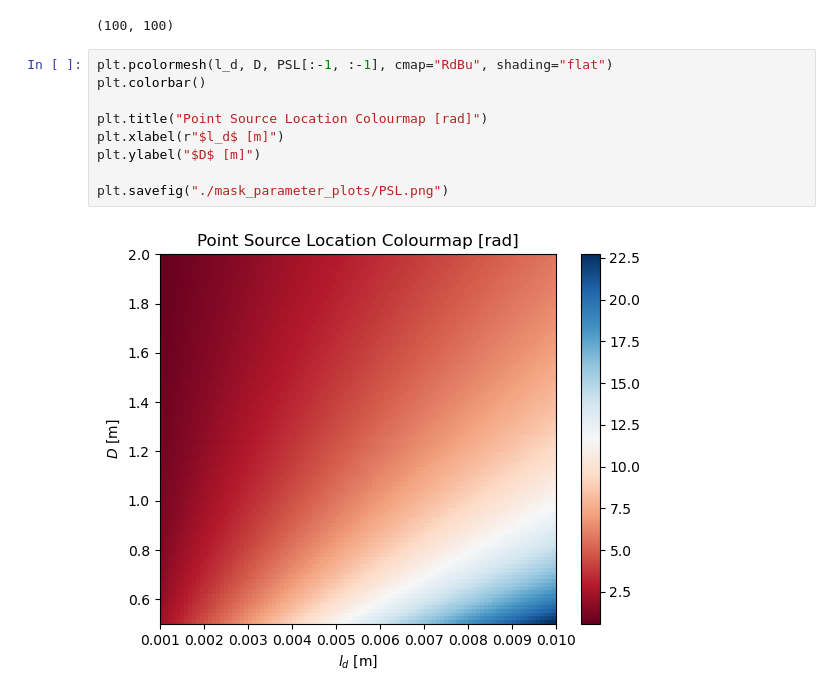
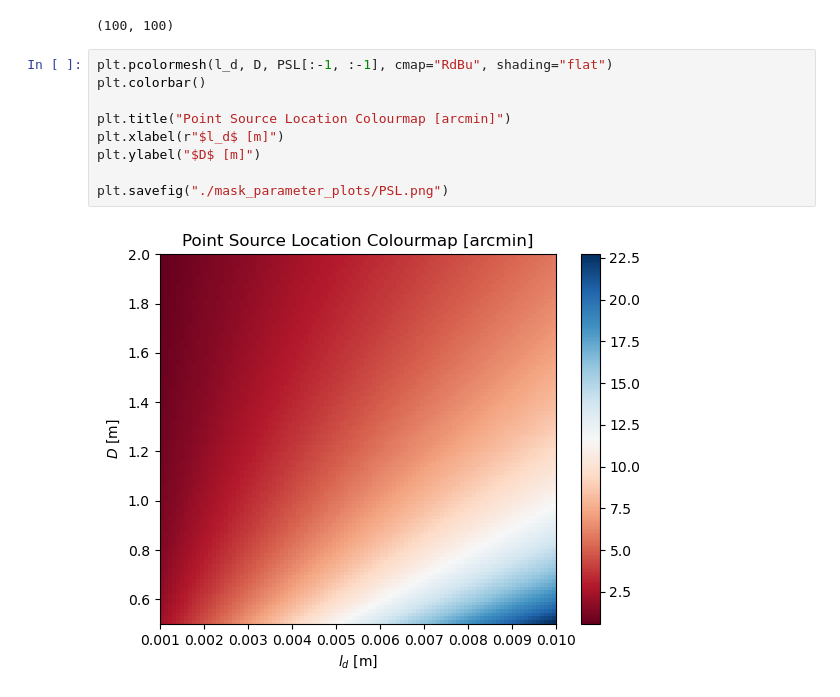
Before and after one commit to kl1ps3r/GRB-group-5, a Jupyter notebook: contour_maps.ipynb, the cells around one changed output. Cells and saved outputs as stored; diff of their text form.

```diff
--- a/contour_maps.ipynb
+++ b/contour_maps.ipynb
@@ -72,11 +72,11 @@ PSL.shape
 # %%
 plt.pcolormesh(l_d, D, PSL[:-1, :-1], cmap="RdBu", shading="flat")
 plt.colorbar()
 
-plt.title("Point Source Location Colourmap [rad]")
+plt.title("Point Source Location Colourmap [arcmin]")
 plt.xlabel(r"$l_d$ [m]")
 plt.ylabel("$D$ [m]")
 
 plt.savefig("./mask_parameter_plots/PSL.png")
 # %% [output]
-[figure, old version]
+[figure, new version]
```
Also changed, not shown: parts of 1 cell of this notebook, 2 other files.
